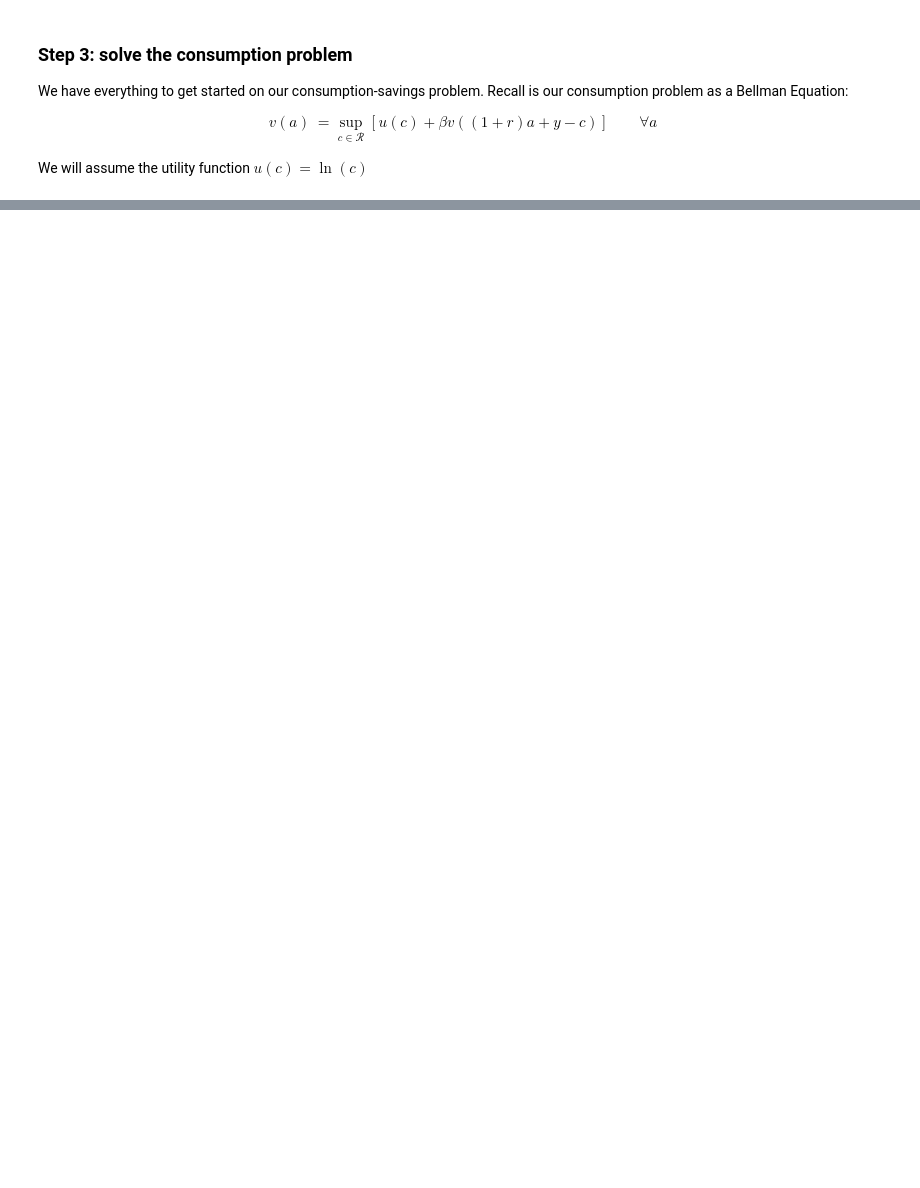
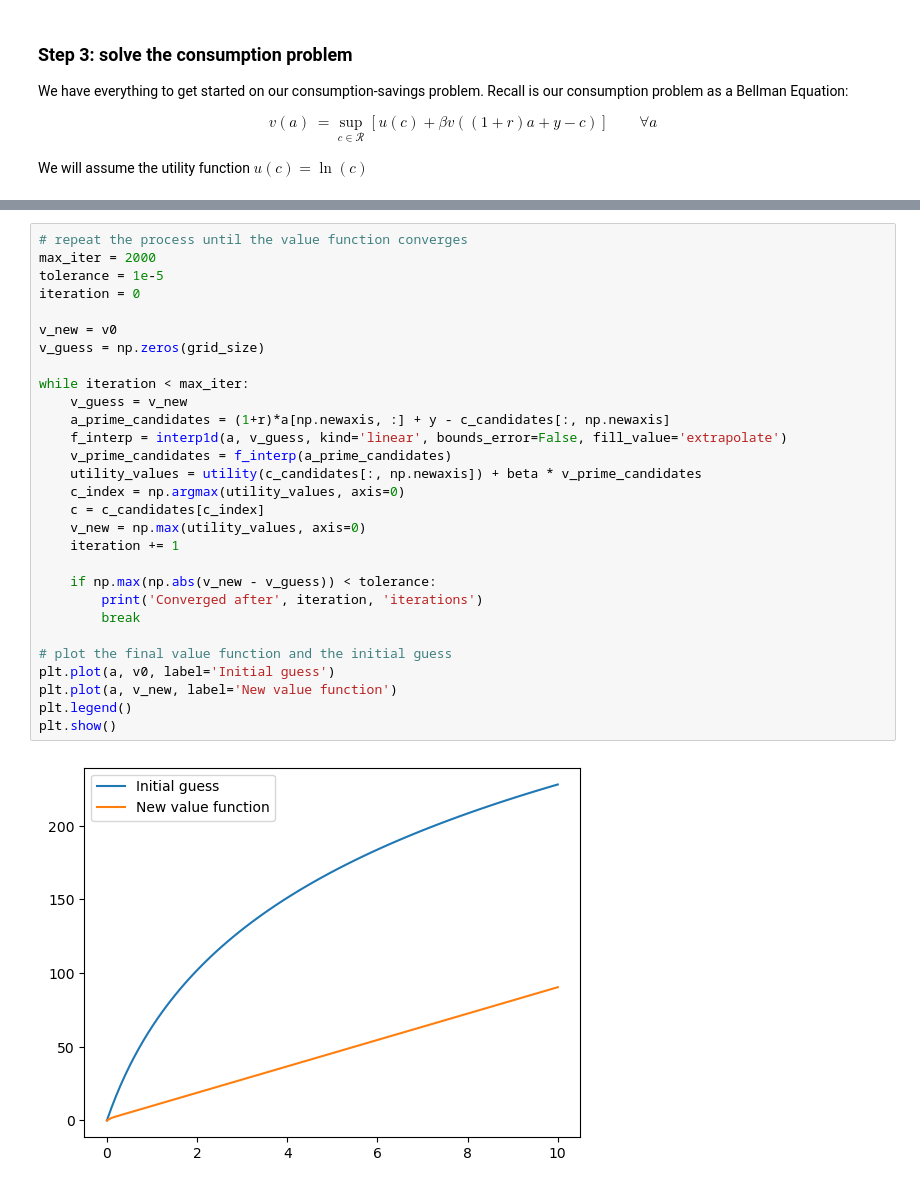
Before and after one commit to johanneswieland/281-Computational, a Jupyter notebook: Introduction/dynamicprogramming.ipynb, the cells around one changed output, grey strips where cells are left out. Cells and saved outputs as stored; diff of their text form; blank space fills up the shorter version.

Commit message:
final convergence

```diff
--- a/Introduction/dynamicprogramming.ipynb
+++ b/Introduction/dynamicprogramming.ipynb
@@ -266,0 +268,31 @@ print(c)
+# %%
+# repeat the process until the value function converges
+max_iter = 2000
+tolerance = 1e-5
+iteration = 0
+
+v_new = v0
+v_guess = np.zeros(grid_size)
+
+while iteration < max_iter:
+    v_guess = v_new
+    a_prime_candidates = (1+r)*a[np.newaxis, :] + y - c_candidates[:, np.newaxis]
+    f_interp = interp1d(a, v_guess, kind='linear', bounds_error=False, fill_value='extrapolate')
+    v_prime_candidates = f_interp(a_prime_candidates)
+    utility_values = utility(c_candidates[:, np.newaxis]) + beta * v_prime_candidates
+    c_index = np.argmax(utility_values, axis=0)
+    c = c_candidates[c_index]
+    v_new = np.max(utility_values, axis=0)
+    iteration += 1
+
+    if np.max(np.abs(v_new - v_guess)) < tolerance:
+        print('Converged after', iteration, 'iterations')
+        break
+
+# plot the final value function and the initial guess
+plt.plot(a, v0, label='Initial guess')
+plt.plot(a, v_new, label='New value function')
+plt.legend()
+plt.show()
+# %% [output]
+[figure, added]
```
Also changed, not shown: parts of 4 cells of this notebook.
